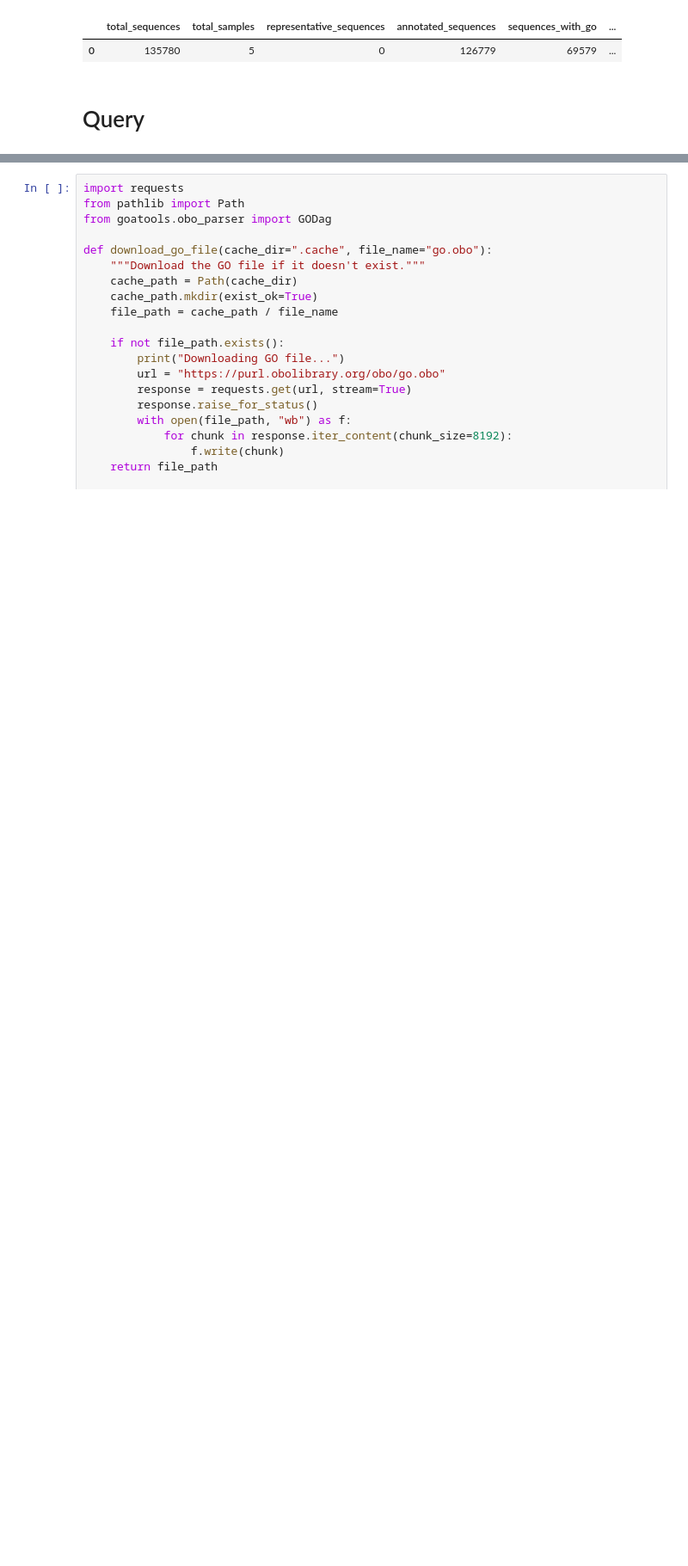
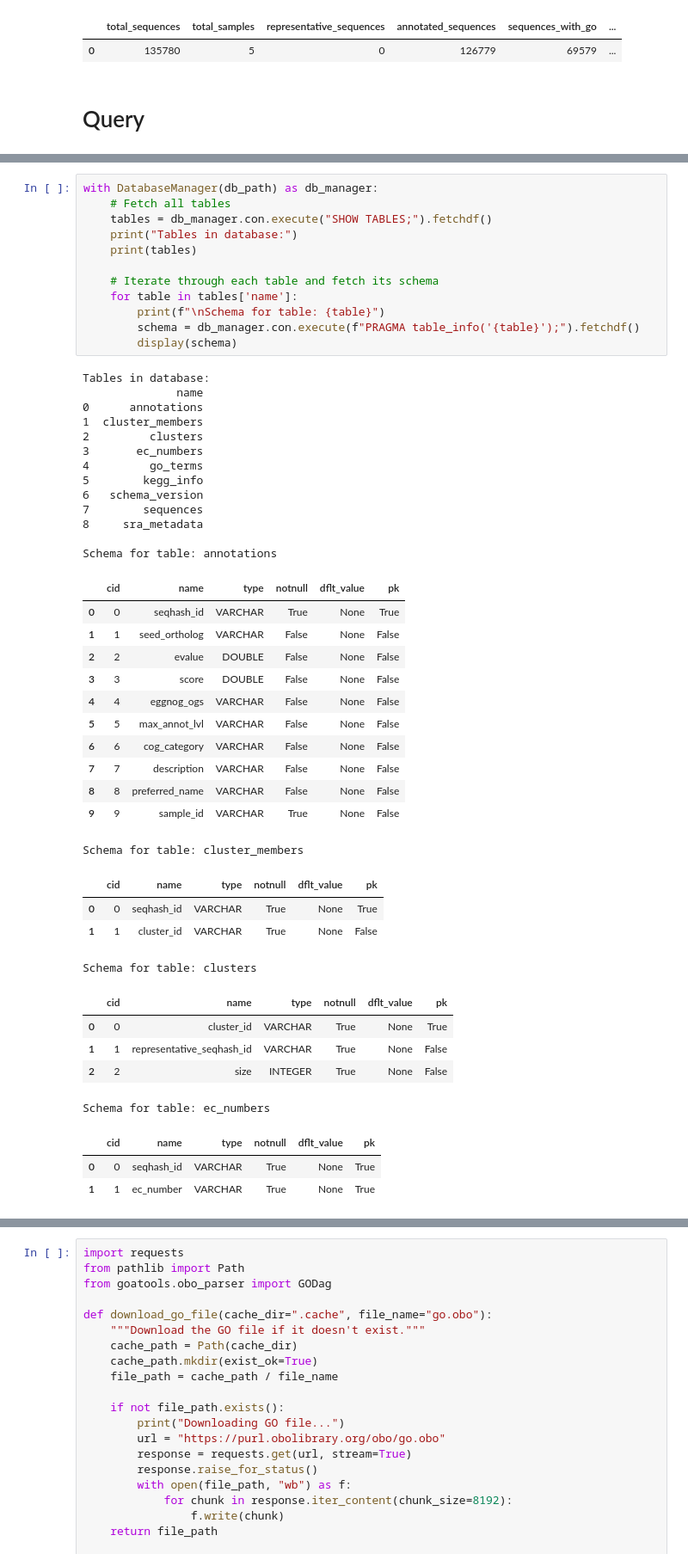
Before and after one commit to arudhir/planter, a Jupyter notebook: notebooks/database.ipynb, the cells around one changed output, grey strips where cells are left out. Shown at 86% size. Saved outputs shown, nothing was run; the diff lists cells and outputs as text; blank space fills up the shorter version.

```diff
--- a/notebooks/database.ipynb
+++ b/notebooks/database.ipynb
@@ -101,0 +114,50 @@ INFO:planter.database.builder:Processed ERR9123876: 26284 sequences, 24646 annot
+# %%
+with DatabaseManager(db_path) as db_manager:
+    # Fetch all tables
+    tables = db_manager.con.execute("SHOW TABLES;").fetchdf()
+    print("Tables in database:")
+    print(tables)
+
+    # Iterate through each table and fetch its schema
+    for table in tables['name']:
+        print(f"\nSchema for table: {table}")
+        schema = db_manager.con.execute(f"PRAGMA table_info('{table}');").fetchdf()
+        display(schema)
+# %% [output]
+Tables in database:
+              name
+0      annotations
+1  cluster_members
+2         clusters
+3       ec_numbers
+4         go_terms
+5        kegg_info
+6   schema_version
+7        sequences
+8     sra_metadata
+
+Schema for table: annotations
+|  | cid | name | type | notnull | dflt_value | pk |
+| 0 | 0 | seqhash_id | VARCHAR | True | None | True |
+| 1 | 1 | seed_ortholog | VARCHAR | False | None | False |
+| 2 | 2 | evalue | DOUBLE | False | None | False |
+| 3 | 3 | score | DOUBLE | False | None | False |
+| 4 | 4 | eggnog_ogs | VARCHAR | False | None | False |
+| 5 | 5 | max_annot_lvl | VARCHAR | False | None | False |
+| 6 | 6 | cog_category | VARCHAR | False | None | False |
+| 7 | 7 | description | VARCHAR | False | None | False |
+| 8 | 8 | preferred_name | VARCHAR | False | None | False |
+| 9 | 9 | sample_id | VARCHAR | True | None | False |
+Schema for table: cluster_members
+|  | cid | name | type | notnull | dflt_value | pk |
+| 0 | 0 | seqhash_id | VARCHAR | True | None | True |
+| 1 | 1 | cluster_id | VARCHAR | True | None | False |
+Schema for table: clusters
+|  | cid | name | type | notnull | dflt_value | pk |
+| 0 | 0 | cluster_id | VARCHAR | True | None | True |
+| 1 | 1 | representative_seqhash_id | VARCHAR | True | None | False |
+| 2 | 2 | size | INTEGER | True | None | False |
+Schema for table: ec_numbers
+|  | cid | name | type | notnull | dflt_value | pk |
+| 0 | 0 | seqhash_id | VARCHAR | True | None | True |
+| 1 | 1 | ec_number | VARCHAR | True | None | True |
```
Also changed, not shown: parts of 11 cells of this notebook, 3 other files.
